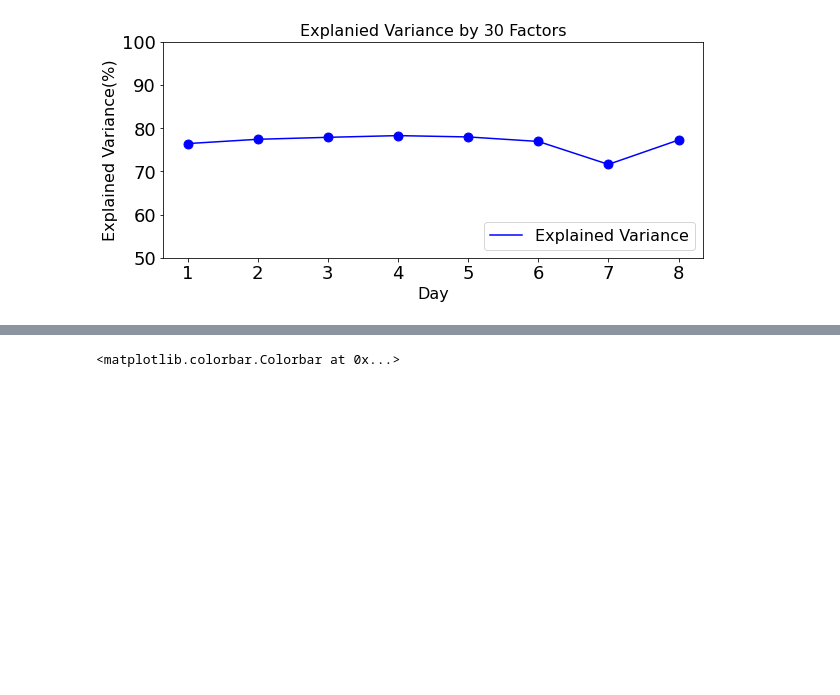
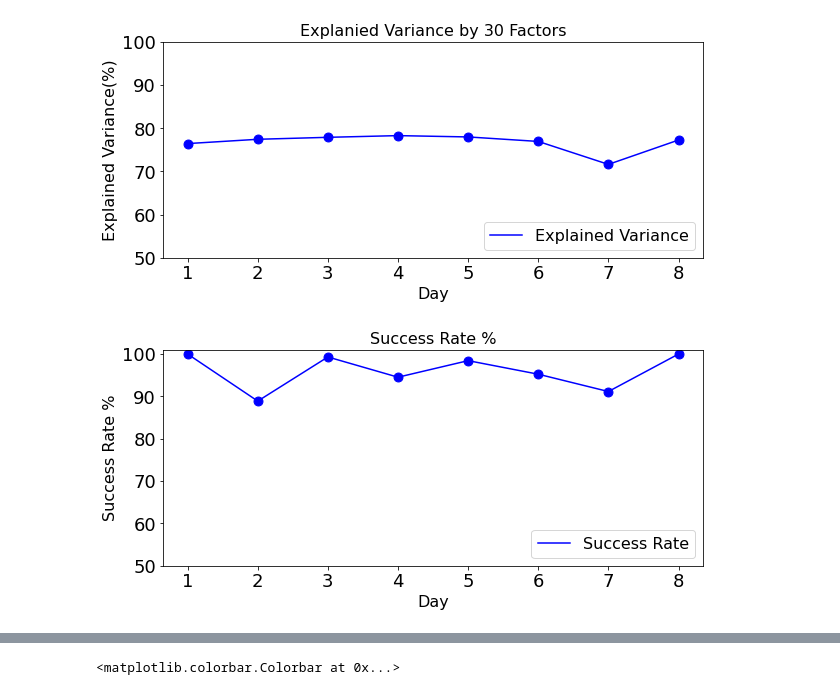
Before and after one commit to RezaAbiri2020/FAforDiscreteControl, a Jupyter notebook: Robustness_FA_Classification.ipynb, the cells around one changed output, grey strips where cells are left out. Cells and saved outputs as stored; diff of their text form; code cells hidden in the pictures; blank space fills up the shorter version.

Commit message:
add/test on failed trials

```diff
--- a/Robustness_FA_Classification.ipynb
+++ b/Robustness_FA_Classification.ipynb
@@ -495,6 +722,33 @@ ax.legend(loc=4,prop={'size': 16})
 plt.savefig('ExplainedVariance_'+str(Dim)+'Factors.png',facecolor='w', transparent=False, dpi=300)
 # %% [output]
 [figure]
+# %%
+import matplotlib
+import matplotlib.pyplot as plt
+%matplotlib inline
+
+success_rate = []
+
+for i in range(8):
+    success = (Day_NumTrial_T1[i]+Day_NumTrial_T2[i]+Day_NumTrial_T3[i]+Day_NumTrial_T4[i])/(Day_NumTrial_T1[i]+Day_NumTrial_T2[i]+Day_NumTrial_T3[i]+Day_NumTrial_T4[i]+Day_NumTrial_Fail_T1[i]+Day_NumTrial_Fail_T2[i]+Day_NumTrial_Fail_T3[i]+Day_NumTrial_Fail_T4[i])
+    success_rate.append(100*success)
+
+matplotlib.rcParams.update({'font.size': 18})
+ListLegend = ['Success Rate']
+t_Day = np.arange(1,9,1)
+fig = plt.figure(figsize=(10,4))
+# since here we have one plot (and not subplots), the usage of these floats numbers are necessary rather than using 0 or 1
+ax = fig.add_axes([0.1,0.16,0.75,0.75])
+ax.scatter(t_Day,success_rate,s=80, c='b')
+ax.plot(t_Day,success_rate,'b', label=ListLegend[0])
+ax.set_ylim([50,101])
+ax.set_title('Success Rate %',fontsize=16)
+ax.set_xlabel('Day',fontsize=16)
+ax.set_ylabel('Success Rate %',fontsize=16)
+ax.legend(loc=4,prop={'size': 16})
+plt.savefig('SuccessRate.png',facecolor='w', transparent=False, dpi=300)
+# %% [output]
+[figure, added]
 # %%
 if Case_class == 1:
     import matplotlib
```
Also changed, not shown: parts of 16 cells of this notebook, 7 other files.
